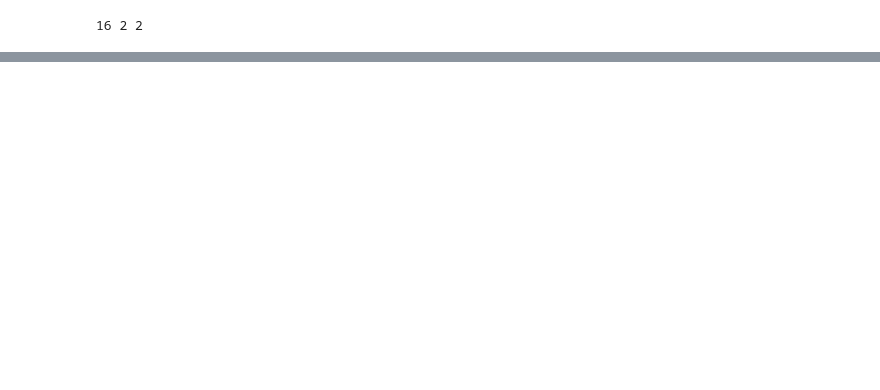
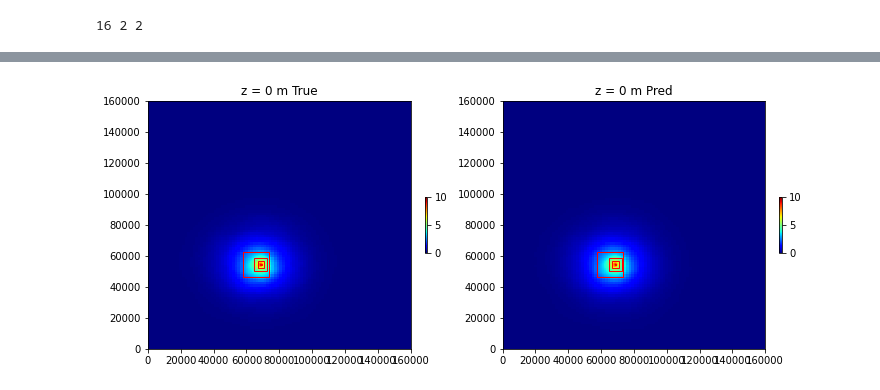
Before and after one commit to gegewen/nested-fno, a Jupyter notebook: eval_sequential_prediction_dp.ipynb, the cells around one changed output, grey strips where cells are left out. Saved outputs shown, nothing was run; the diff lists cells and outputs as text; code cells hidden in the pictures; blank space fills up the shorter version.

```diff
--- a/eval_sequential_prediction_dp.ipynb
+++ b/eval_sequential_prediction_dp.ipynb
@@ -323,40 +129,71 @@ model_global.load_state_dict(MODEL_DICT['GLOBAL'].state_dict())
 # %%
 it = iter(test_loader)
 
-for counter in range(1):
-        with torch.no_grad():
-            torch.cuda.reset_peak_memory_stats()
+for counter in range(2):
+    with torch.no_grad():
+        PRED, TRUE = {}, {}
+        data = next(it)
+        x, y, path = data['x'], data['y'], data['path']
+        x, y = x[None,...].to(device), y[None,...]
+        x[...,-1:] = NORMALIZER_DICT['input']['GLOBAL'].encode(x.to(device)[...,-1:])
+        pred = NORMALIZER_DICT['output']['GLOBAL'].decode(MODEL_DICT['GLOBAL'](x)).cpu()
+        PRED['GLOBAL'] = pred
+        TRUE['GLOBAL'] = y
+        slope, idx, well = path[0], path[1], path[2]
 
-            PRED, TRUE = {}, {}
-            data = next(it)
-            x, y, path = data['x'], data['y'], data['path']
-            x, y = x[None,...].to(device), y[None,...]
-            x[...,-1:] = NORMALIZER_DICT['input']['GLOBAL'].encode(x.to(device)[...,-1:])
-            torch.cuda.empty_cache()
-            print_gpu_memory_usage()
+        meta_data = np.load(f'ECLIPSE/meta_data/{slope}_{idx}.npy', allow_pickle=True).tolist()
+        WELL_LIST = meta_data[f'case_{idx}']['WELL_LIST']
+        GRID_IDX_DICT = meta_data[f'case_{idx}']['GRID_IDX_DICT']
 
-            x = x.half()
-#             MODEL_DICT['GLOBAL'].half()
-            model_global.half()
+        for well in WELL_LIST:
+            lgr_dict, true_dict = {}, {}
 
-#             MODEL_DICT['GLOBAL'].to(device)
-            model_global.to(device)
-#             pred = NORMALIZER_DICT['output']['GLOBAL'].decode(MODEL_DICT['GLOBAL'](x)).cpu()
-            pred = NORMALIZER_DICT['output']['GLOBAL'].decode(model_global(x)).cpu()
+            data_LGR1 = torch.load(f'dataset/dP_LGR1/{slope}_{idx}_LGR1_{well}_DP.pt')
+            I1, I2 = GRID_IDX_DICT[well]['LGR1']['I1']-1-15, GRID_IDX_DICT[well]['LGR1']['I2']+15
+            J1, J2 = GRID_IDX_DICT[well]['LGR1']['J1']-1-15, GRID_IDX_DICT[well]['LGR1']['J2']+15
+            coarse = np.repeat(PRED['GLOBAL'][0,...][:,I1:I2,J1:J2,:,:],5,axis=-2).permute(-1,1,2,3,0)[...,None]
+            x_LGR1 = torch.cat((data_LGR1['input'][...,:-1],coarse),axis=-1)
+            x_LGR1 = x_LGR1.permute(0,4,1,2,3,5).to(device)
+            x_LGR1[...,-1:] = NORMALIZER_DICT['input']['LGR1'].encode(x_LGR1.to(device)[...,-1:])
+            pred = NORMALIZER_DICT['output']['LGR1'].decode(MODEL_DICT['LGR1'](x_LGR1)).cpu()
+            lgr_dict['LGR1'] = pred
+            y = data_LGR1['output'][...,:1].permute(0,4,1,2,3,5)
+            true_dict['LGR1'] = y
 
-#             MODEL_DICT['GLOBAL'].cpu()
-            PRED['GLOBAL'] = pred
-            TRUE['GLOBAL'] = y
-            slope, idx, well = path[0], path[1], path[2]
+            data_LGR2 = torch.load(f'dataset/dP_LGR2/{slope}_{idx}_LGR2_{well}_DP.pt')
+            coarse = np.repeat(lgr_dict['LGR1'][0,...],2,axis=-2).permute(-1,1,2,3,0)[...,None]
+            x_LGR2 = torch.cat((data_LGR2['input'][...,:-1],coarse),axis=-1)
+            x_LGR2 = x_LGR2.permute(0,4,1,2,3,5).to(device)
+            x_LGR2[...,-1:] = NORMALIZER_DICT['input']['LGR2'].encode(x_LGR2.to(device)[...,-1:])
+            pred = NORMALIZER_DICT['output']['LGR2'].decode(MODEL_DICT['LGR2'](x_LGR2)).cpu()
+            lgr_dict['LGR2'] = pred
+            y = data_LGR2['output'][...,:1].permute(0,4,1,2,3,5)
+            true_dict['LGR2'] = y
 
-            meta_data = np.load(f'ECLIPSE/meta_data/{slope}_{idx}.npy', allow_pickle=True).tolist()
-            WELL_LIST = meta_data[f'case_{idx}']['WELL_LIST']
-            GRID_IDX_DICT = meta_data[f'case_{idx}']['GRID_IDX_DICT']
+            data_LGR3 = torch.load(f'dataset/dP_LGR3/{slope}_{idx}_LGR3_{well}_DP.pt')
+            coarse = lgr_dict['LGR2'][0,...].permute(-1,1,2,3,0)[...,None]
+            x_LGR3 = torch.cat((data_LGR3['input'][...,:-1],coarse),axis=-1)
+            x_LGR3 = x_LGR3.permute(0,4,1,2,3,5).to(device)
+            x_LGR3[...,-1:] = NORMALIZER_DICT['input']['LGR3'].encode(x_LGR3.to(device)[...,-1:])
+            pred = NORMALIZER_DICT['output']['LGR3'].decode(MODEL_DICT['LGR3'](x_LGR3)).cpu()
+            lgr_dict['LGR3'] = pred
+            y = data_LGR3['output'][...,:1].permute(0,4,1,2,3,5)
+            true_dict['LGR3'] = y
 
-            peak_memory_usage_bytes = torch.cuda.max_memory_allocated()
-            peak_memory_usage_mb = peak_memory_usage_bytes / (1024 * 1024)
-            print("Peak memory usage: {:.2f} MB".format(peak_memory_usage_mb))
-            torch.cuda.empty_cache()
+            data_LGR4 = torch.load(f'dataset/dP_LGR4/{slope}_{idx}_LGR4_{well}_DP.pt')
+            coarse = lgr_dict['LGR3'][0,...].permute(-1,1,2,3,0)[...,None]
+            x = data_LGR4['input']
+            x_LGR4 = torch.cat((x[...,:-1],coarse),axis=-1)
+            x_LGR4 = x_LGR4.permute(0,4,1,2,3,5).to(device)
+            x_LGR4[...,-1:] = NORMALIZER_DICT['input']['LGR4'].encode(x_LGR4.to(device)[...,-1:])
+            pred = NORMALIZER_DICT['output']['LGR4'].decode(MODEL_DICT['LGR4'](x_LGR4)).cpu()
+            lgr_dict['LGR4'] = pred
+            y = data_LGR4['output'][...,:1].permute(0,4,1,2,3,5)
+            true_dict['LGR4'] = y
 
-print_gpu_memory_usage()
+            PRED[well] = lgr_dict
+            TRUE[well] = true_dict
+
+        plot_z_comparison()
+        plot_x_comparison()
 # %% [output]
@@ -367,0 +205 @@ RuntimeError: cuFFT only supports dimensions whose sizes are powers of two when
+[figure, added]
```
Also changed, not shown: parts of 16 cells of this notebook, 4 other files.
